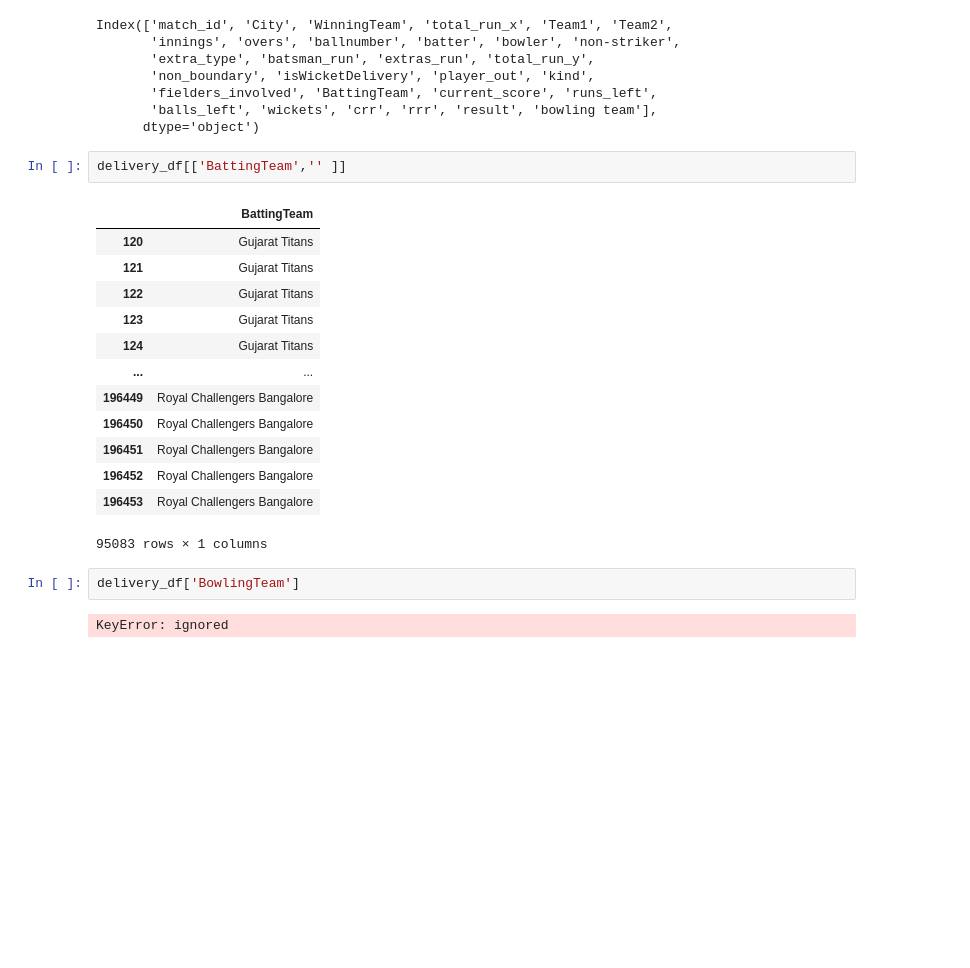
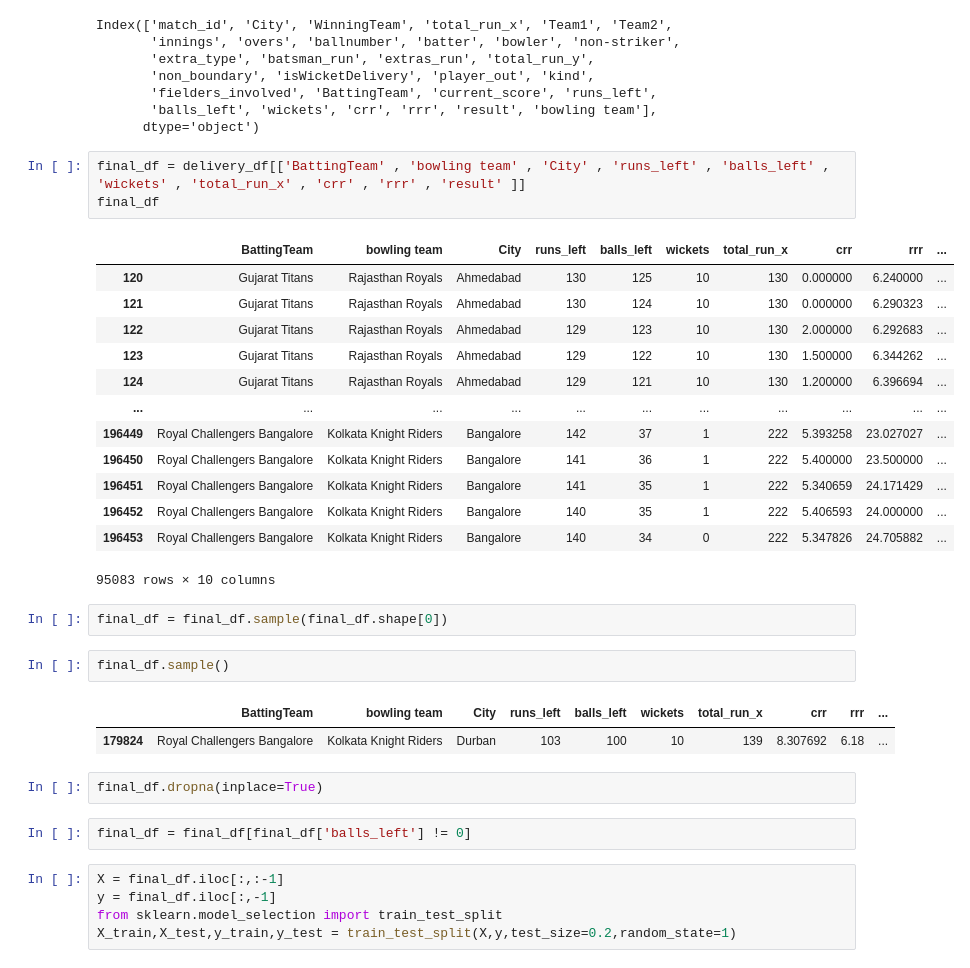
Before and after one commit to anshulkamboj007/mlprojectipl, a Jupyter notebook: ml_ipl_predict.ipynb, the cells around one changed output. Saved outputs shown, nothing was run; the diff lists cells and outputs as text; blank space fills up the shorter version.

```diff
--- a/ml_ipl_predict.ipynb
+++ b/ml_ipl_predict.ipynb
@@ -282,23 +287,36 @@ Index(['match_id', 'City', 'WinningTeam', 'total_run_x', 'Team1', 'Team2',
        'fielders_involved', 'BattingTeam', 'current_score', 'runs_left',
        'balls_left', 'wickets', 'crr', 'rrr', 'result', 'bowling team'],
       dtype='object')
-# %%
-delivery_df[['BattingTeam','' ]]
-# %% [output]
-|  | BattingTeam |
-| 120 | Gujarat Titans |
-| 121 | Gujarat Titans |
-| 122 | Gujarat Titans |
-| 123 | Gujarat Titans |
-| 124 | Gujarat Titans |
-| ... | ... |
-| 196449 | Royal Challengers Bangalore |
-| 196450 | Royal Challengers Bangalore |
-| 196451 | Royal Challengers Bangalore |
-| 196452 | Royal Challengers Bangalore |
-| 196453 | Royal Challengers Bangalore |
-95083 rows × 1 columns
-# %%
-delivery_df['BowlingTeam']
-# %% [output]
-KeyError: ignored
+# %%
+final_df = delivery_df[['BattingTeam' , 'bowling team' , 'City' , 'runs_left' , 'balls_left' , 'wickets' , 'total_run_x' , 'crr' , 'rrr' , 'result' ]]
+final_df
+# %% [output]
+|  | BattingTeam | bowling team | City | runs_left | balls_left | wickets | total_run_x | crr | rrr | ... |
+| 120 | Gujarat Titans | Rajasthan Royals | Ahmedabad | 130 | 125 | 10 | 130 | 0.000000 | 6.240000 | ... |
+| 121 | Gujarat Titans | Rajasthan Royals | Ahmedabad | 130 | 124 | 10 | 130 | 0.000000 | 6.290323 | ... |
+| 122 | Gujarat Titans | Rajasthan Royals | Ahmedabad | 129 | 123 | 10 | 130 | 2.000000 | 6.292683 | ... |
+| 123 | Gujarat Titans | Rajasthan Royals | Ahmedabad | 129 | 122 | 10 | 130 | 1.500000 | 6.344262 | ... |
+| 124 | Gujarat Titans | Rajasthan Royals | Ahmedabad | 129 | 121 | 10 | 130 | 1.200000 | 6.396694 | ... |
+| ... | ... | ... | ... | ... | ... | ... | ... | ... | ... | ... |
+| 196449 | Royal Challengers Bangalore | Kolkata Knight Riders | Bangalore | 142 | 37 | 1 | 222 | 5.393258 | 23.027027 | ... |
+| 196450 | Royal Challengers Bangalore | Kolkata Knight Riders | Bangalore | 141 | 36 | 1 | 222 | 5.400000 | 23.500000 | ... |
+| 196451 | Royal Challengers Bangalore | Kolkata Knight Riders | Bangalore | 141 | 35 | 1 | 222 | 5.340659 | 24.171429 | ... |
+| 196452 | Royal Challengers Bangalore | Kolkata Knight Riders | Bangalore | 140 | 35 | 1 | 222 | 5.406593 | 24.000000 | ... |
+| 196453 | Royal Challengers Bangalore | Kolkata Knight Riders | Bangalore | 140 | 34 | 0 | 222 | 5.347826 | 24.705882 | ... |
+95083 rows × 10 columns
+# %%
+final_df = final_df.sample(final_df.shape[0])
+# %%
+final_df.sample()
+# %% [output]
+|  | BattingTeam | bowling team | City | runs_left | balls_left | wickets | total_run_x | crr | rrr | ... |
+| 179824 | Royal Challengers Bangalore | Kolkata Knight Riders | Durban | 103 | 100 | 10 | 139 | 8.307692 | 6.18 | ... |
+# %%
+final_df.dropna(inplace=True)
+# %%
+final_df = final_df[final_df['balls_left'] != 0]
+# %%
+X = final_df.iloc[:,:-1]
+y = final_df.iloc[:,-1]
+from sklearn.model_selection import train_test_split
+X_train,X_test,y_train,y_test = train_test_split(X,y,test_size=0.2,random_state=1)
```
Also changed, not shown: parts of 18 cells of this notebook.
